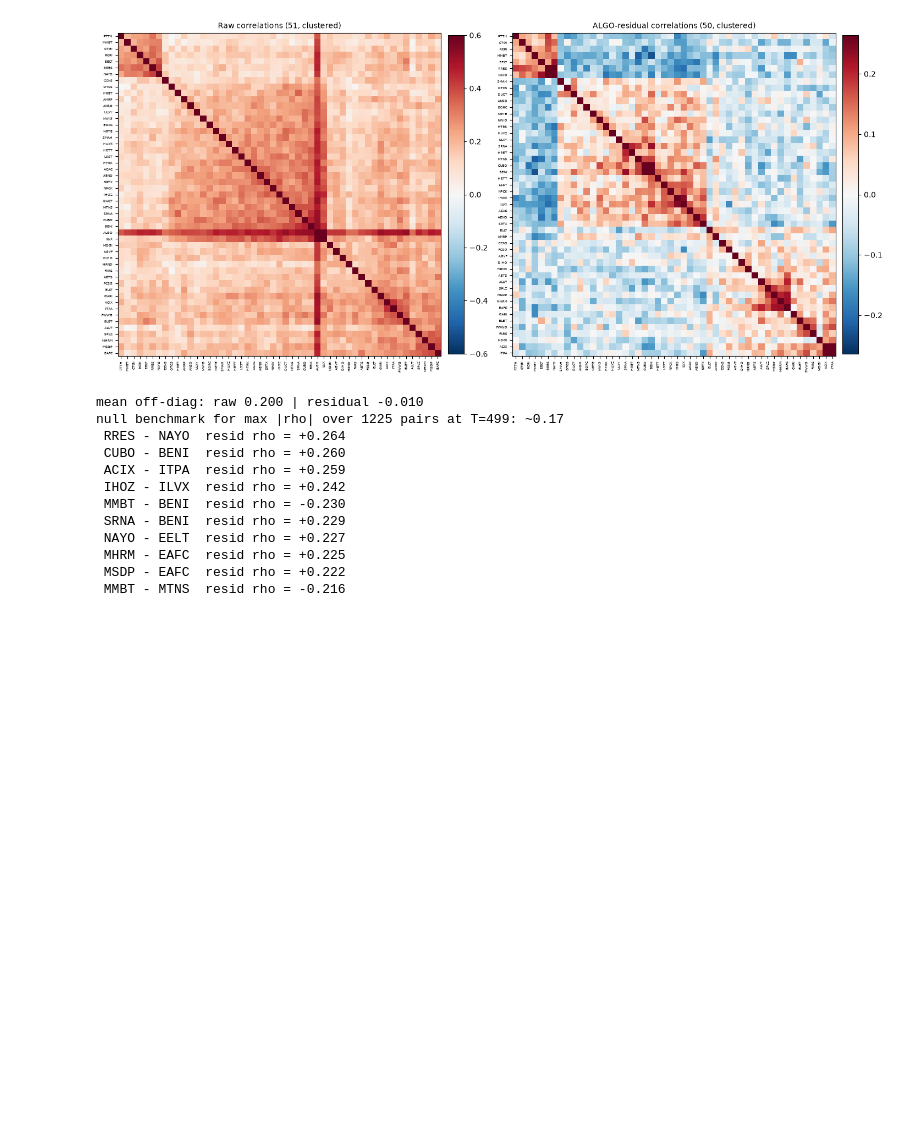
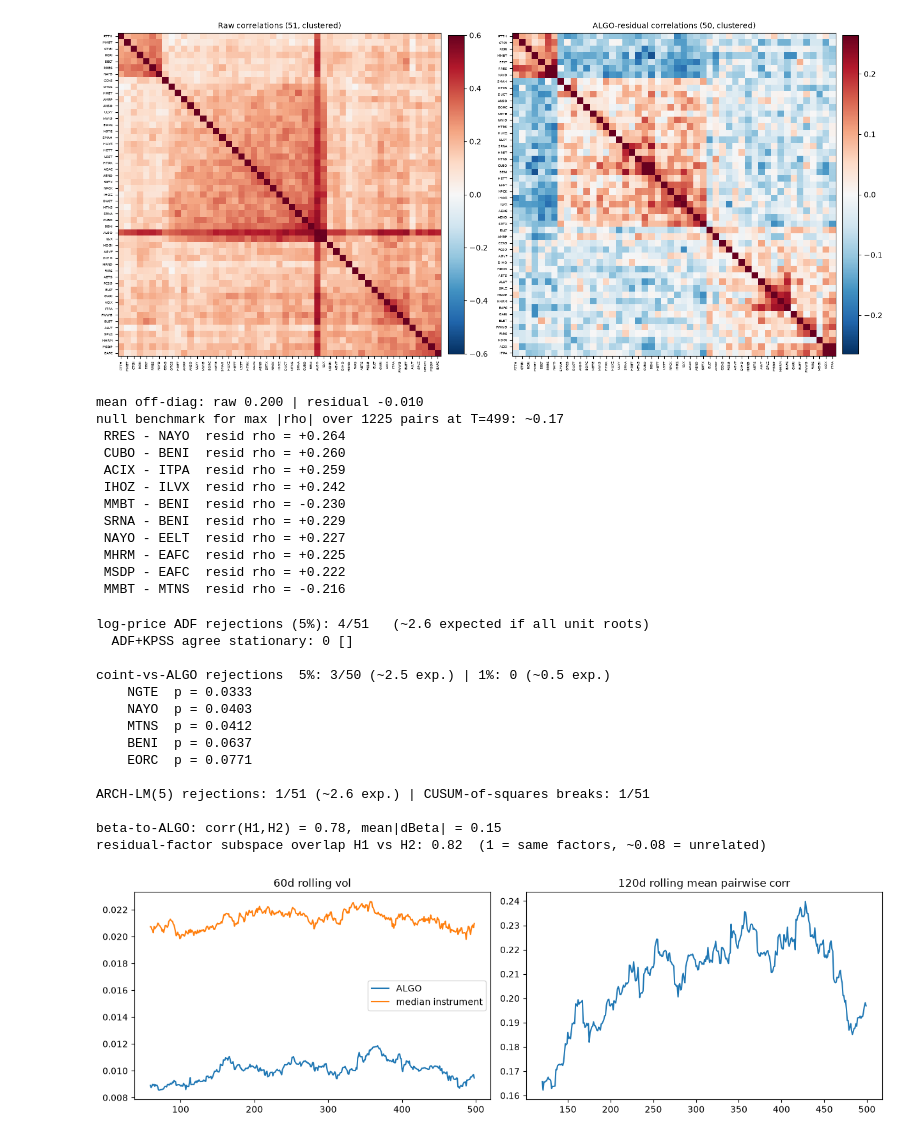
Before and after one commit to Benji-code/sig-algothon-2026, a Jupyter notebook: analysis.ipynb, the cells around one changed output. Saved outputs shown, nothing was run; the diff lists cells and outputs as text; code cells hidden in the pictures; blank space fills up the shorter version.

```diff
--- a/analysis.ipynb
+++ b/analysis.ipynb
@@ -78,3 +78,73 @@ null benchmark for max |rho| over 1225 pairs at T=499: ~0.17
  MHRM - EAFC  resid rho = +0.225
  MSDP - EAFC  resid rho = +0.222
  MMBT - MTNS  resid rho = -0.216
+# %%
+from statsmodels.tsa.stattools import adfuller, kpss, coint
+from statsmodels.stats.diagnostic import het_arch
+
+T = rets.shape[1]
+logp = np.log(prc)
+
+# ---- 1. unit roots in log-prices (tradable level mean-reversion?) ------
+adf_p  = np.array([adfuller(logp[i], regression="c", autolag="AIC")[1] for i in range(nInst)])
+kpss_p = np.array([kpss(logp[i], regression="c", nlags="auto")[1]      for i in range(nInst)])
+stat_mask = (adf_p < .05) & (kpss_p > .05)            # both tests agree: stationary
+print(f"log-price ADF rejections (5%): {(adf_p < .05).sum()}/51   (~2.6 expected if all unit roots)")
+print(f"  ADF+KPSS agree stationary: {stat_mask.sum()}", list(tickers[stat_mask]))
+
+# ---- 2. cointegration with ALGO (stationary hedged spreads?) -----------
+ci_p = np.array([coint(logp[i], logp[0], trend="c")[1] for i in range(1, nInst)])
+print(f"\ncoint-vs-ALGO rejections  5%: {(ci_p < .05).sum()}/50 (~2.5 exp.) | 1%: {(ci_p < .01).sum()} (~0.5 exp.)")
+for i in np.argsort(ci_p)[:5]:
+    print(f"   {tickers[1:][i]:>5}  p = {ci_p[i]:.4f}")
+
+# ---- 3. variance stationarity ------------------------------------------
+arch_p = np.array([het_arch(rets[i] - rets[i].mean(), nlags=5)[1] for i in range(nInst)])
+def cusum_sq(x):                                      # Inclan-Tiao, 5% crit ~ 1.358
+    c = np.cumsum(x**2); k = np.arange(1, len(x) + 1)
+    return np.sqrt(len(x) / 2) * np.abs(c / c[-1] - k / len(x)).max()
+it_stat = np.array([cusum_sq(rets[i] - rets[i].mean()) for i in range(nInst)])
+print(f"\nARCH-LM(5) rejections: {(arch_p < .05).sum()}/51 (~2.6 exp.) | "
+      f"CUSUM-of-squares breaks: {(it_stat > 1.358).sum()}/51")
+
+# ---- 4. one process or two? (H1 vs H2 structure) ------------------------
+h = T // 2
+def half_stats(R):
+    Xh = R - R.mean(1, keepdims=True); a = Xh[0]
+    b = Xh @ a / (a @ a); E = Xh - np.outer(b, a)
+    w, V = np.linalg.eigh(np.corrcoef(E[1:]))
+    return b[1:], V[:, -2:]
+b1, V1 = half_stats(rets[:, :h]); b2, V2 = half_stats(rets[:, h:])
+print(f"\nbeta-to-ALGO: corr(H1,H2) = {np.corrcoef(b1, b2)[0,1]:.2f}, mean|dBeta| = {np.abs(b1-b2).mean():.2f}")
+print(f"residual-factor subspace overlap H1 vs H2: {np.linalg.norm(V1.T @ V2)**2 / 2:.2f}"
+      "  (1 = same factors, ~0.08 = unrelated)")
+
+# ---- 5. the pictures behind the tests -----------------------------------
+win_v, win_c = 60, 120
+roll_vol  = ret_df.rolling(win_v).std()
+mean_corr = [np.corrcoef(rets[:, t-win_c:t])[np.triu_indices(nInst, 1)].mean()
+             for t in range(win_c, T + 1)]
+
+fig, ax = plt.subplots(1, 2, figsize=(12.5, 4))
+ax[0].plot(roll_vol.iloc[:, 0], label="ALGO", lw=1.5)
+ax[0].plot(roll_vol.iloc[:, 1:].median(axis=1), label="median instrument", lw=1.5)
+ax[0].set_title(f"{win_v}d rolling vol"); ax[0].legend()
+ax[1].plot(range(win_c, T + 1), mean_corr)
+ax[1].set_title(f"{win_c}d rolling mean pairwise corr")
+plt.tight_layout(); plt.show()
+# %% [output]
+log-price ADF rejections (5%): 4/51   (~2.6 expected if all unit roots)
+  ADF+KPSS agree stationary: 0 []
+
+coint-vs-ALGO rejections  5%: 3/50 (~2.5 exp.) | 1%: 0 (~0.5 exp.)
+    NGTE  p = 0.0333
+    NAYO  p = 0.0403
+    MTNS  p = 0.0412
+    BENI  p = 0.0637
+    EORC  p = 0.0771
+
+ARCH-LM(5) rejections: 1/51 (~2.6 exp.) | CUSUM-of-squares breaks: 1/51
+
+beta-to-ALGO: corr(H1,H2) = 0.78, mean|dBeta| = 0.15
+residual-factor subspace overlap H1 vs H2: 0.82  (1 = same factors, ~0.08 = unrelated)
+[figure, added]
```
Also changed, not shown: parts of 2 cells of this notebook, 4 other files.
